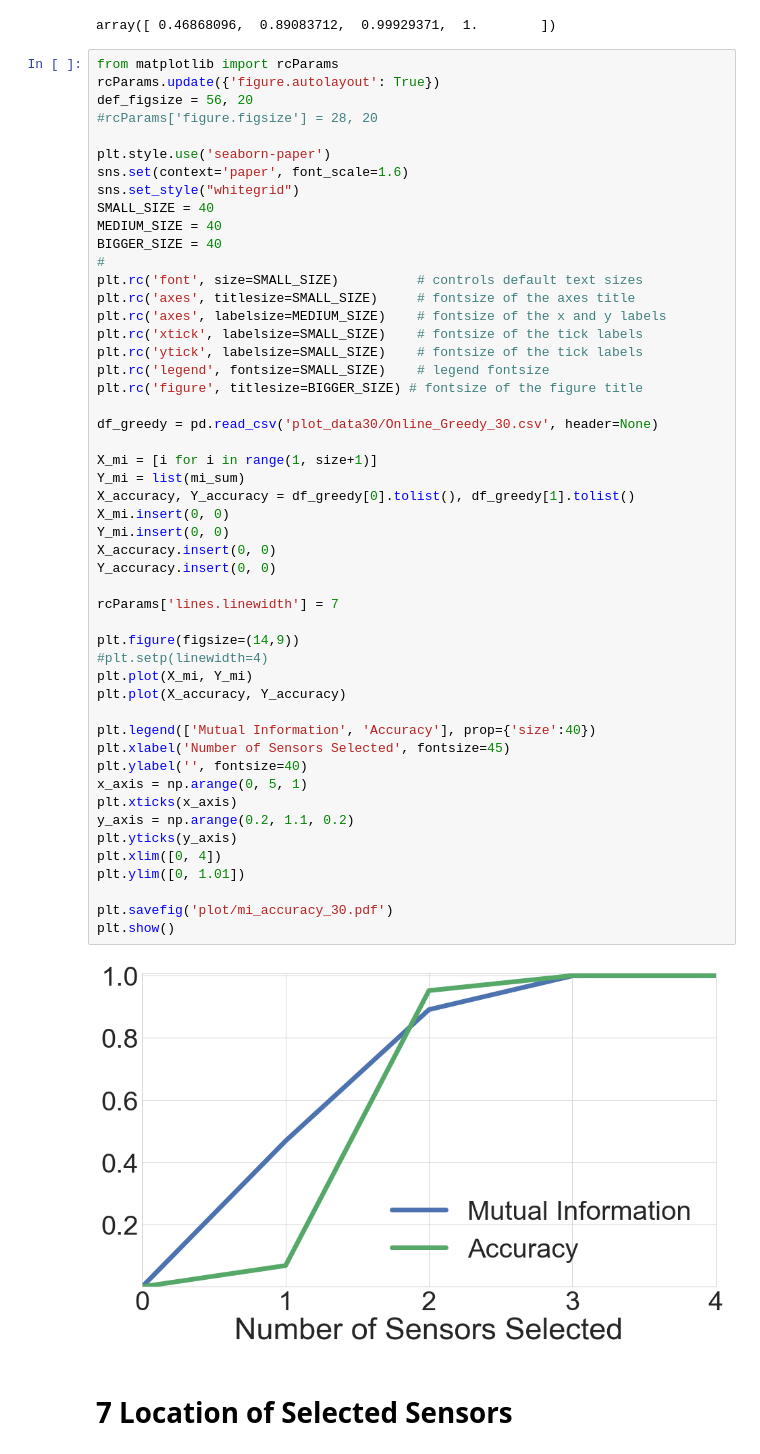
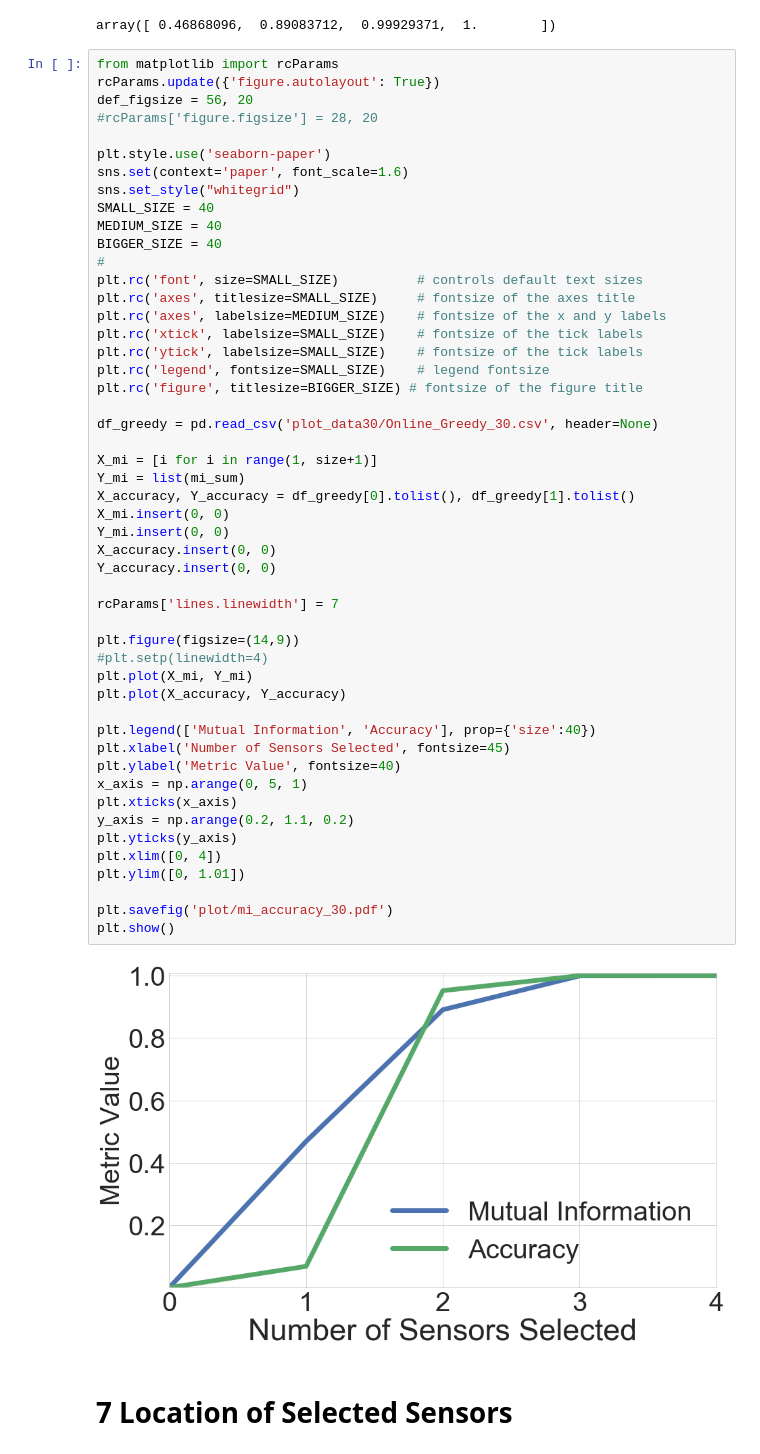
Before and after one commit to Wings-Lab/SelectSensor, a Jupyter notebook: plots.ipynb, the cells around one changed output. Saved outputs shown, nothing was run; the diff lists cells and outputs as text.

```diff
--- a/plots.ipynb
+++ b/plots.ipynb
@@ -283,35 +283,35 @@ plt.rc('figure', titlesize=BIGGER_SIZE) # fontsize of the figure title
 
 df_greedy = pd.read_csv('plot_data30/Online_Greedy_30.csv', header=None)
 
 X_mi = [i for i in range(1, size+1)]
 Y_mi = list(mi_sum)
 X_accuracy, Y_accuracy = df_greedy[0].tolist(), df_greedy[1].tolist()
 X_mi.insert(0, 0)
 Y_mi.insert(0, 0)
 X_accuracy.insert(0, 0)
 Y_accuracy.insert(0, 0)
 
 rcParams['lines.linewidth'] = 7
 
 plt.figure(figsize=(14,9))
 #plt.setp(linewidth=4)
 plt.plot(X_mi, Y_mi)
 plt.plot(X_accuracy, Y_accuracy)
 
 plt.legend(['Mutual Information', 'Accuracy'], prop={'size':40})
 plt.xlabel('Number of Sensors Selected', fontsize=45)
-plt.ylabel('', fontsize=40)
+plt.ylabel('Metric Value', fontsize=40)
 x_axis = np.arange(0, 5, 1)
 plt.xticks(x_axis)
 y_axis = np.arange(0.2, 1.1, 0.2)
 plt.yticks(y_axis)
 plt.xlim([0, 4])
 plt.ylim([0, 1.01])
 
 plt.savefig('plot/mi_accuracy_30.pdf')
 plt.show()
 # %% [output]
-[figure, old version]
+[figure, new version]
 # %% [markdown]
 # 7 Location of Selected Sensors
 # %%
```
Also changed, not shown: parts of 3 cells of this notebook, 2 other files.
